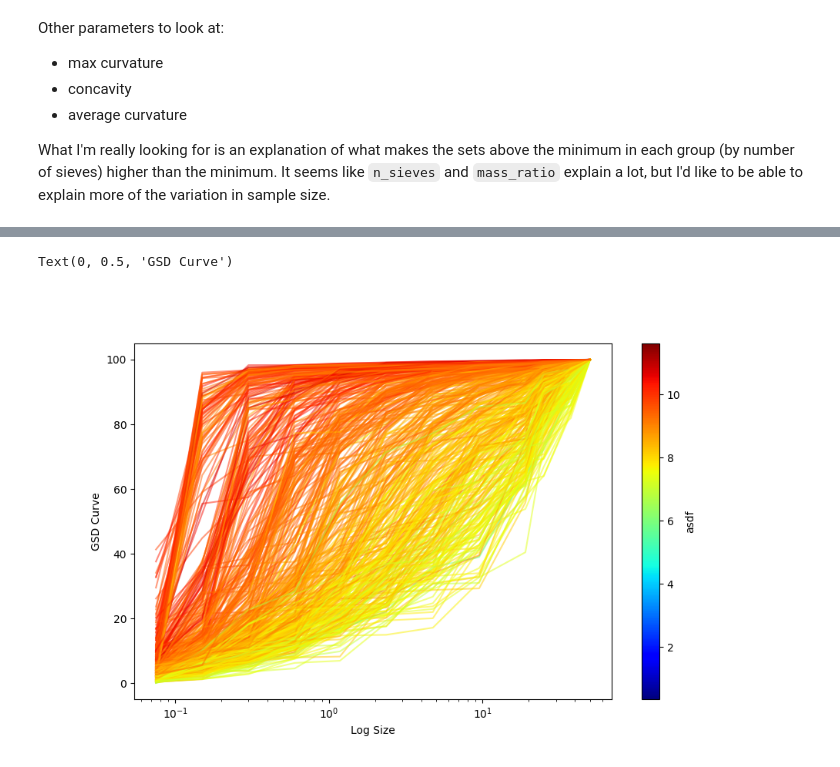
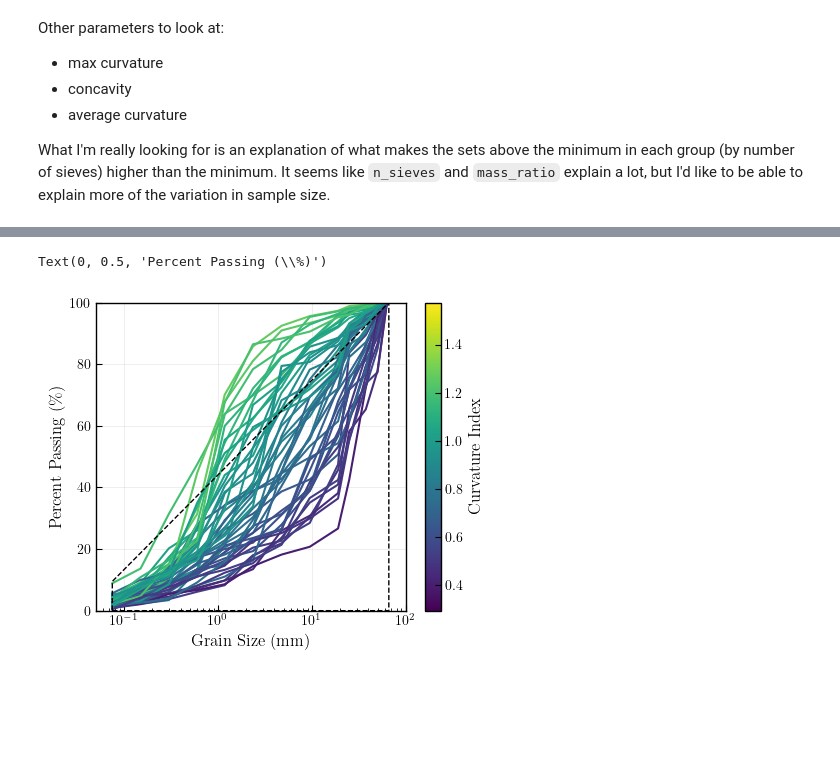
Before and after one commit to lornearnold/discrete_analytical_mech, a Jupyter notebook: mps_plots.ipynb, the cells around one changed output, grey strips where cells are left out. Saved outputs shown, nothing was run; the diff lists cells and outputs as text; code cells hidden in the pictures; blank space fills up the shorter version.

```diff
--- a/mps_plots.ipynb
+++ b/mps_plots.ipynb
@@ -37,14 +83,18 @@ n_sieves = len(x)
 # %%
 # Generate random grain size distributions on the sieve set
-def mass_dist(n_sieves, rng=None, center=0.75, exponent=2.0):
+def mass_dist(n_sieves, rng=None, exponent=4.0, extra_randomness = 0):
     if rng is None:
         rng = np.random.default_rng()
-    base_dist = rng.random(n_sieves)
-    center_idx = rng.integers(1, center * n_sieves)
+    base_dist = 1*np.ones(n_sieves)  + rng.random(n_sieves)
+    lower = 1 + n_sieves // 4
+    upper = 1 + 3 * n_sieves // 4
+    center_idx = rng.integers(lower, upper)
     distances = np.abs(np.arange(n_sieves) - center_idx) / center_idx
     scale_factor = np.exp(-exponent * distances)
-    add = rng.random(n_sieves) * 0.005
-    return base_dist * scale_factor + add
+    dist = base_dist * scale_factor
+    for i in range(extra_randomness):
+        dist *= 1 + rng.random(n_sieves)   # Add some extra randomness
+    return dist
 
 # A random generator with a fixed seed for reproducibility
 rng = np.random.default_rng(1)
@@ -56,9 +106,9 @@ set_size_list = []
 flex_list = []
 for i in range(500):
     # Create a distributed set of retained masses
-    mass = mass_dist(n_sieves, rng)
+    mass = mass_dist(n_sieves, rng, exponent=2, extra_randomness=7)
     mass[-1] = 0.0  # Ensure last mass is zero
-    g = GSD(sizes=x, masses=mass)
+    g = GSD(sizes=sieve_sizes, masses=mass)
     # Create a set size minimal packing for each GSD
     s_set_size = MinimalPackingGenerator(
         g, x_n_factor=0.01, tol=tol, flex=False, density=1.0
@@ -325,41 +435,52 @@ ax.grid(True, which='both', axis='both')
 # %%
 # c = q_ns, s = q_ns, cmap = "viridis"
-fig, ax = plt.subplots(figsize=(10, 6))
+fig, ax = plt.subplots()
 
-color_param = "asdf"
+color_param = "curvature_index"
 color_index = df.columns.get_loc(color_param) +1
 
 # Get the colormap
-cmap = plt.cm.jet
+cmap = plt.cm.viridis
 
 # Normalize the i_gs values to [0, 1] range for the colormap
 c_values = [row[color_index] for row in df.itertuples()]
 c_min = min(c_values)
 c_max = max(c_values)
 
-n_sieves = [12]
+n_sieves = [13]
 
 for row in df.itertuples():
     x_data = row.GSD.sizes[1:]
     y_data = 100 * row.GSD.percent_passing[1:]
 
     # Normalize i_gs to [0, 1] range
     normalized_i_gs = (row[color_index] - c_min) / (c_max - c_min)
 
     # Get color from colormap
     color = cmap(normalized_i_gs)
     if row.n_sieves in n_sieves:
-        ax.plot(x_data, y_data, color=color, alpha=0.5)
+        ax.plot(x_data, y_data, color=color, alpha=1)
+
+ax.plot(
+    [0.075, 66, 66, 0.075, 0.075],
+    [0, 0, 100, 9.5, 0],
+    color="k",
+    linestyle="--",
+    linewidth=1,
+    label="Uniform Distribution",
+)
 
 # Add colorbar
 sm = plt.cm.ScalarMappable(cmap=cmap, norm=plt.Normalize(vmin=c_min, vmax=c_max))
 sm.set_array([])
 colorbar = plt.colorbar(sm, ax=ax)
-colorbar.set_label(color_param)
+colorbar.set_label("Curvature Index")
 
 ax.set_xscale("log")
-ax.set_xlabel("Log Size")
-ax.set_ylabel("GSD Curve")
+ax.set_xlim(0.05, 100)
+ax.set_ylim(0, 100)
+ax.set_xlabel("Grain Size (mm)")
+ax.set_ylabel(r"Percent Passing (\%)")
 # %% [output]
-Text(0, 0.5, 'GSD Curve')
+Text(0, 0.5, 'Percent Passing (\\%)')
-[figure, old version]
+[figure, new version]
```
Also changed, not shown: parts of 13 cells of this notebook, 4 other files.
